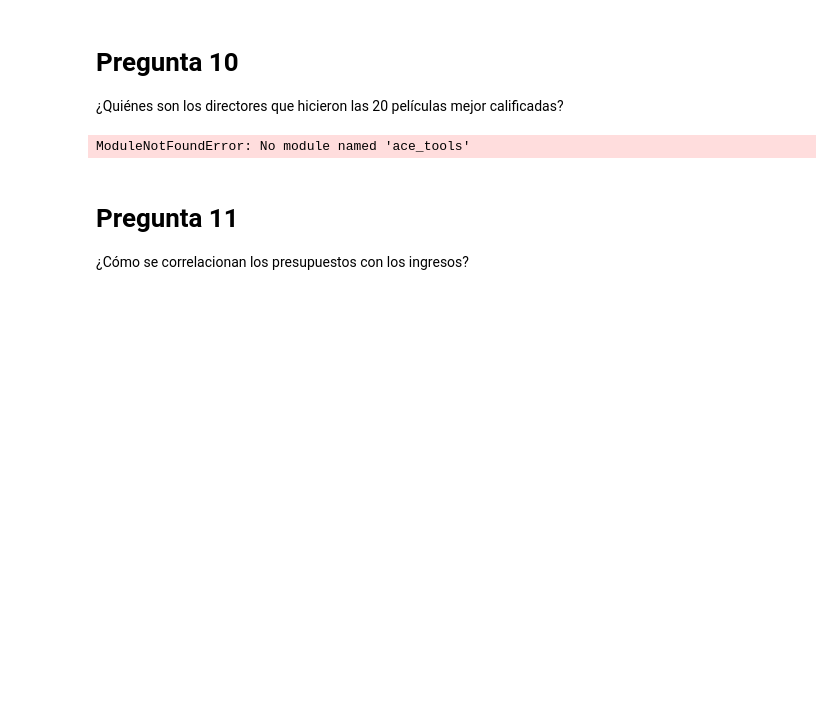
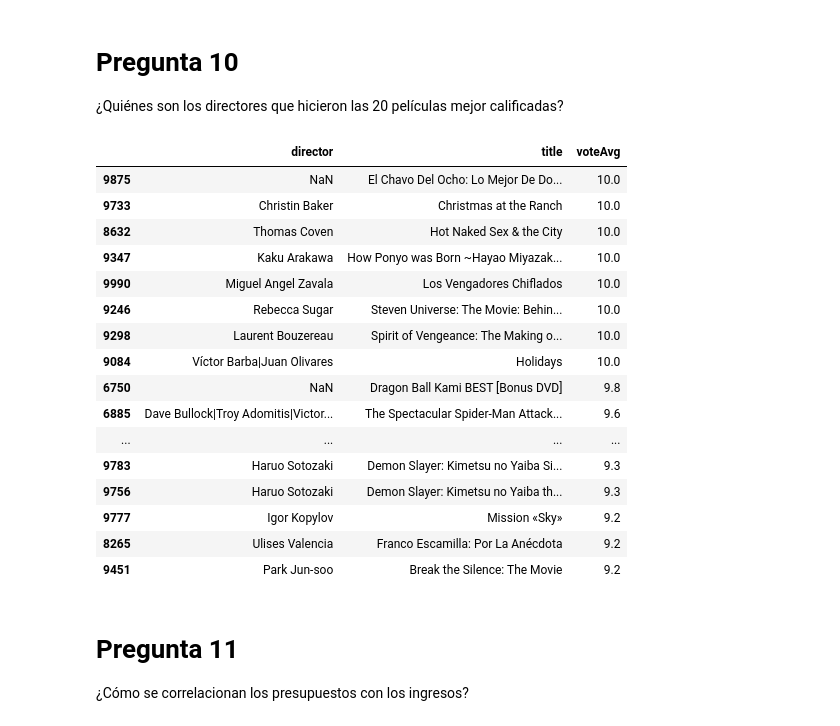
Before and after one commit to DiegoGarV/Proyecto1-mineria, a Jupyter notebook: HDT1-2.ipynb, the cells around one changed output. Drawn from its saved outputs; the diff is of its cells as text; code cells hidden in the pictures; blank space fills up the shorter version.

```diff
--- a/HDT1-2.ipynb
+++ b/HDT1-2.ipynb
@@ -42,11 +39,28 @@ dtype: object
 # Pregunta 10
 ¿Quiénes son los directores que hicieron las 20 películas mejor calificadas?
 # %%
-import ace_tools as tools
+from IPython.display import display
+
 top_directors = df[['director', 'title', 'voteAvg']].sort_values(by='voteAvg', ascending=False).head(20)
-tools.display_dataframe_to_user(name="Top 20 Directores Mejor Calificados", dataframe=top_directors)
+display(top_directors)
 # %% [output]
-ModuleNotFoundError: No module named 'ace_tools'
+|  | director | title | voteAvg |
+| 9875 | NaN | El Chavo Del Ocho: Lo Mejor De Do... | 10.0 |
+| 9733 | Christin Baker | Christmas at the Ranch | 10.0 |
+| 8632 | Thomas Coven | Hot Naked Sex & the City | 10.0 |
+| 9347 | Kaku Arakawa | How Ponyo was Born ~Hayao Miyazak... | 10.0 |
+| 9990 | Miguel Angel Zavala | Los Vengadores Chiflados | 10.0 |
+| 9246 | Rebecca Sugar | Steven Universe: The Movie: Behin... | 10.0 |
+| 9298 | Laurent Bouzereau | Spirit of Vengeance: The Making o... | 10.0 |
+| 9084 | Víctor Barba|Juan Olivares | Holidays | 10.0 |
+| 6750 | NaN | Dragon Ball Kami BEST [Bonus DVD] | 9.8 |
+| 6885 | Dave Bullock|Troy Adomitis|Victor... | The Spectacular Spider-Man Attack... | 9.6 |
+| ... | ... | ... | ... |
+| 9783 | Haruo Sotozaki | Demon Slayer: Kimetsu no Yaiba Si... | 9.3 |
+| 9756 | Haruo Sotozaki | Demon Slayer: Kimetsu no Yaiba th... | 9.3 |
+| 9777 | Igor Kopylov | Mission «Sky» | 9.2 |
+| 8265 | Ulises Valencia | Franco Escamilla: Por La Anécdota | 9.2 |
+| 9451 | Park Jun-soo | Break the Silence: The Movie | 9.2 |
 # %% [markdown]
 # Pregunta 11
 ¿Cómo se correlacionan los presupuestos con los ingresos?
```
Also changed, not shown: parts of 1 cell of this notebook.
